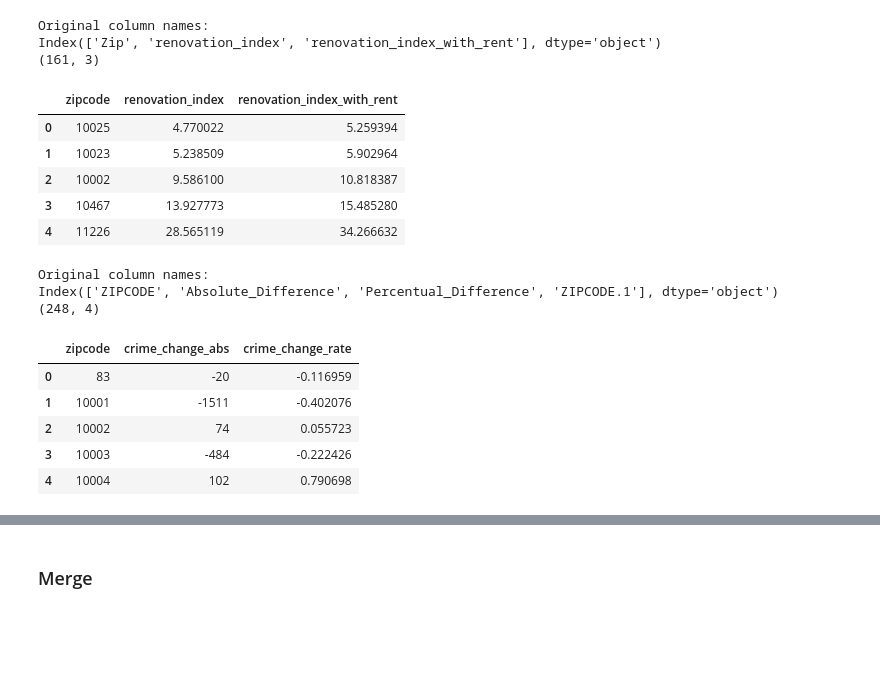
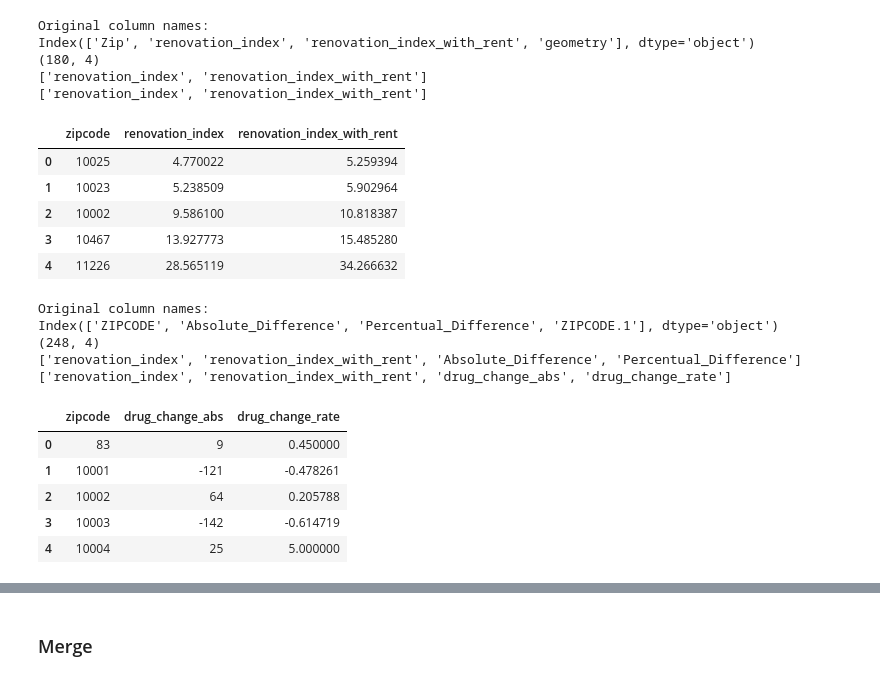
Before and after one commit to alaincr/Digital-Traces-of-Gentrification_2018-master, a Jupyter notebook: notebooks/dataMerge/dataMerge.ipynb, the cells around one changed output, grey strips where cells are left out. Saved outputs shown, nothing was run; the diff lists cells and outputs as text; code cells hidden in the pictures; blank space fills up the shorter version.

```diff
--- a/notebooks/dataMerge/dataMerge.ipynb
+++ b/notebooks/dataMerge/dataMerge.ipynb
@@ -6,13 +6,33 @@ df1 = pd.read_csv("data/index.csv", index_col=0)
 print("Original column names:")
 print(df1.columns)
 print(df1.shape)
+df1.drop(['geometry'], axis=1, inplace=True)
+
+old = df1.columns[1:]
+oldlist = []
+for oldone in old:
+    oldlist.append(oldone)
+
+print(oldlist)
+
 df1.columns = ['zipcode', 'renovation_index', 'renovation_index_with_rent']
+
+new = df1.columns[1:]
+newlist = []
+for newone in new:
+    newlist.append(newone)
+
+print(newlist)
+
+
 df1['zipcode'] = df1['zipcode'].astype(str)
 df1.head()
 # %% [output]
 Original column names:
-Index(['Zip', 'renovation_index', 'renovation_index_with_rent'], dtype='object')
-(161, 3)
+Index(['Zip', 'renovation_index', 'renovation_index_with_rent', 'geometry'], dtype='object')
+(180, 4)
+['renovation_index', 'renovation_index_with_rent']
+['renovation_index', 'renovation_index_with_rent']
 |  | zipcode | renovation_index | renovation_index_with_rent |
 | 0 | 10025 | 4.770022 | 5.259394 |
 | 1 | 10023 | 5.238509 | 5.902964 |
@@ -20,21 +40,39 @@ Index(['Zip', 'renovation_index', 'renovation_index_with_rent'], dtype='object')
 | 3 | 10467 | 13.927773 | 15.485280 |
 | 4 | 11226 | 28.565119 | 34.266632 |
 # %%
-df2 = pd.read_csv("data/crime.csv")
+df2 = pd.read_csv("data/drugs.csv")
 print("Original column names:")
 print(df2.columns)
 print(df2.shape)
 df2.drop(['ZIPCODE.1'], axis=1, inplace=True)
-df2.columns = ['zipcode', 'crime_change_abs', 'crime_change_rate']
+
+old = df2.columns[1:]
+#oldlist = []
+for oldone in old:
+    oldlist.append(oldone)
+
+print(oldlist)
+
+df2.columns = ['zipcode', 'drug_change_abs', 'drug_change_rate']
+
+new = df2.columns[1:]
+#newlist = []
+for newone in new:
+    newlist.append(newone)
+
+print(newlist)
+
 df2['zipcode'] = df2['zipcode'].astype(str)
 df2.head()
 # %% [output]
 Original column names:
 Index(['ZIPCODE', 'Absolute_Difference', 'Percentual_Difference', 'ZIPCODE.1'], dtype='object')
 (248, 4)
+['renovation_index', 'renovation_index_with_rent', 'Absolute_Difference', 'Percentual_Difference']
+['renovation_index', 'renovation_index_with_rent', 'drug_change_abs', 'drug_change_rate']
-|  | zipcode | crime_change_abs | crime_change_rate |
-| 0 | 83 | -20 | -0.116959 |
-| 1 | 10001 | -1511 | -0.402076 |
-| 2 | 10002 | 74 | 0.055723 |
-| 3 | 10003 | -484 | -0.222426 |
-| 4 | 10004 | 102 | 0.790698 |
+|  | zipcode | drug_change_abs | drug_change_rate |
+| 0 | 83 | 9 | 0.450000 |
+| 1 | 10001 | -121 | -0.478261 |
+| 2 | 10002 | 64 | 0.205788 |
+| 3 | 10003 | -142 | -0.614719 |
+| 4 | 10004 | 25 | 5.000000 |
```
Also changed, not shown: parts of 11 cells of this notebook, 1 other file.
